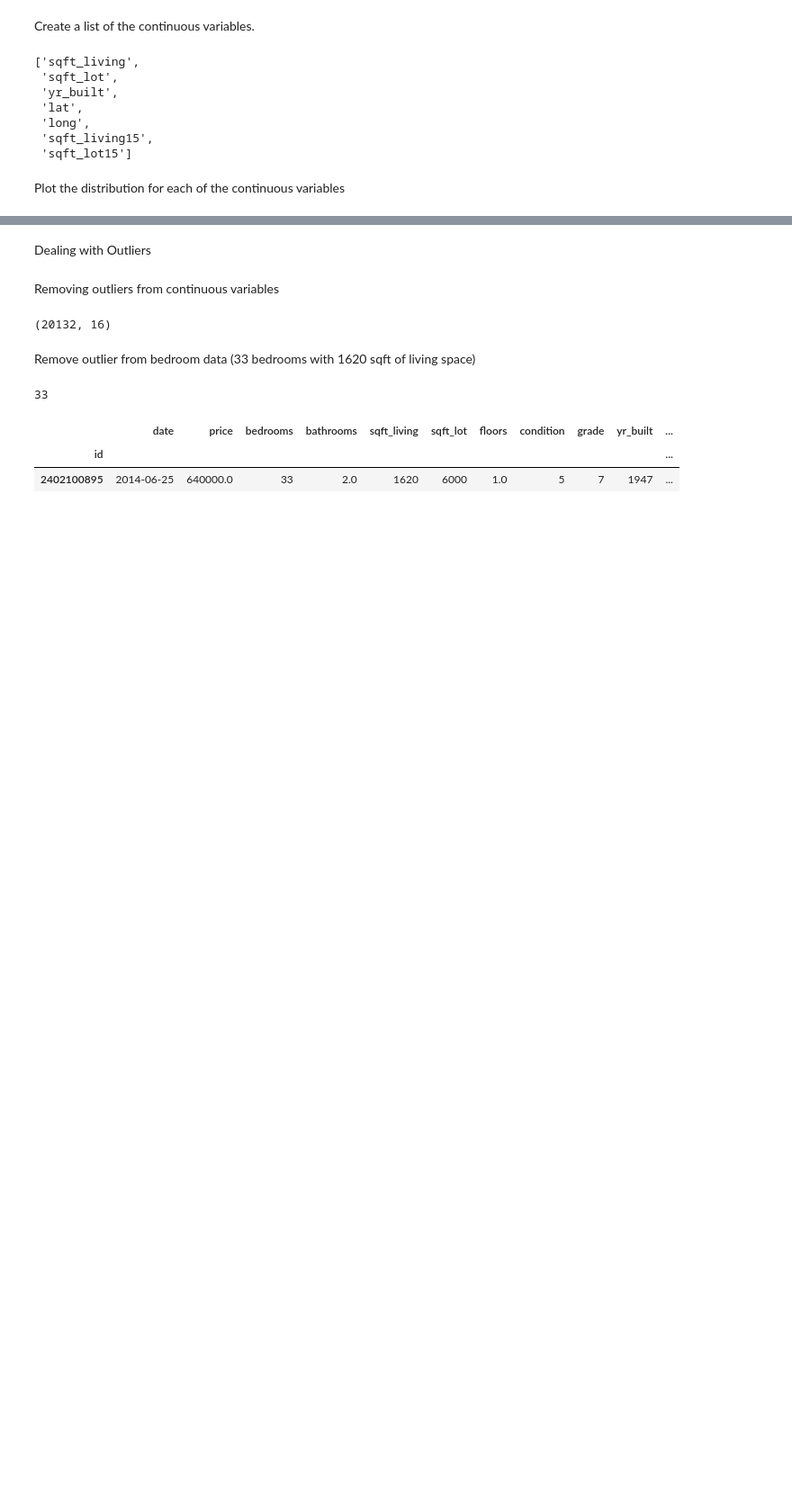
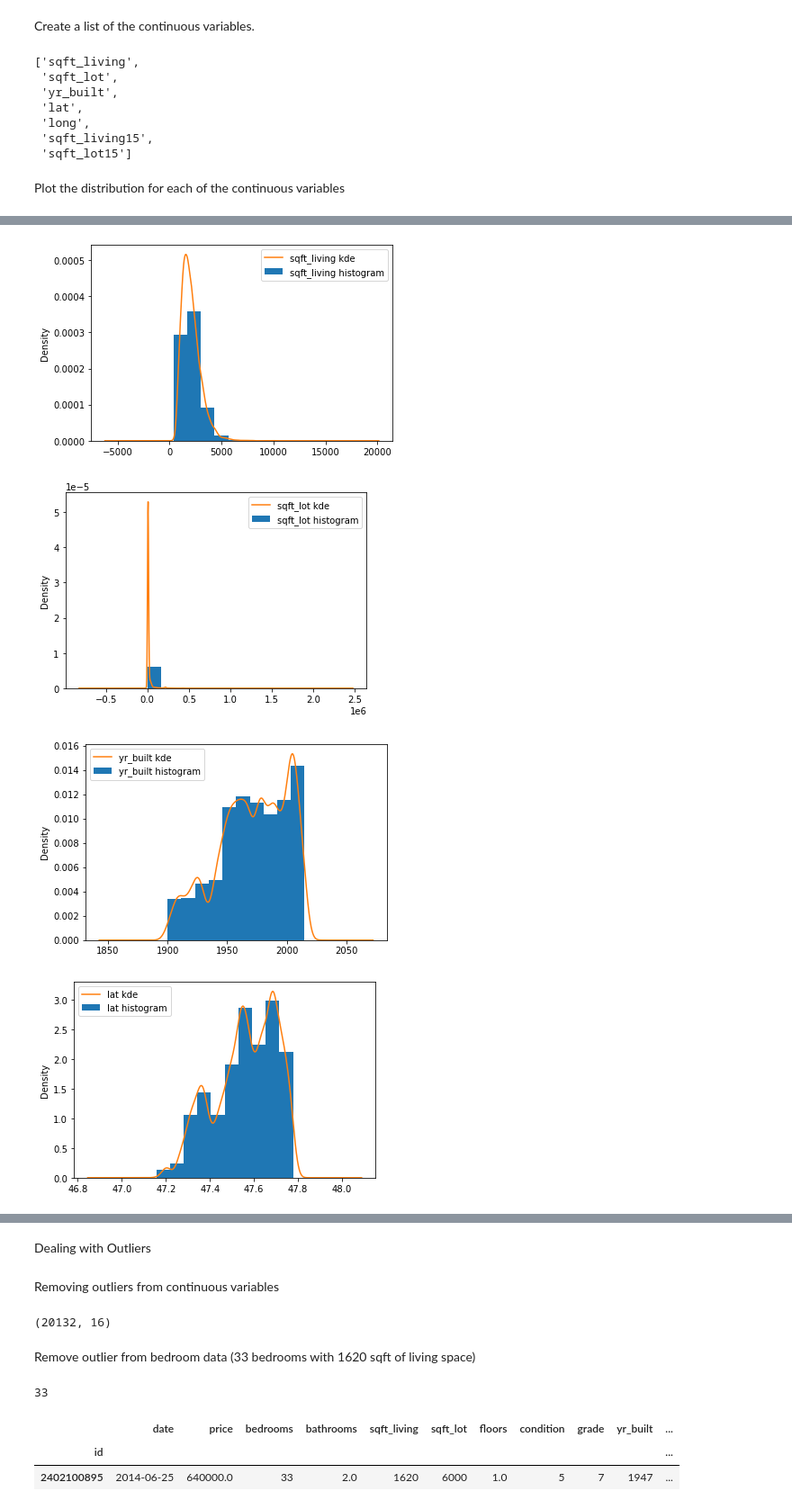
Before and after one commit to lblaka/real-estate-project, a Jupyter notebook: meaghan_working_notebook.ipynb, the cells around one changed output, grey strips where cells are left out. Shown at 90% size. Saved outputs shown, nothing was run; the diff lists cells and outputs as text; code cells hidden in the pictures; blank space fills up the shorter version.

Commit message:
updated visualizations

```diff
--- a/meaghan_working_notebook.ipynb
+++ b/meaghan_working_notebook.ipynb
@@ -260,7 +260,3 @@ continuous_features
  'sqft_lot15']
 # %% [markdown]
 Plot the distribution for each of the continuous variables
-# %%
-for feature in continuous_features:
-    plt.figure()
-    sns.displot(data[feature])
@@ -281,0 +263,11 @@ for feature in continuous_features:
+# %%
+for feature in continuous_features:
+    data[feature].plot.hist(density=True, label = feature+' histogram')
+    data[feature].plot.kde(label =feature+' kde')
+    plt.legend()
+    plt.show()
+# %% [output]
+[figure, added]
+[figure, added]
+[figure, added]
+[figure, added]
```
Also changed, not shown: parts of 19 cells of this notebook.
